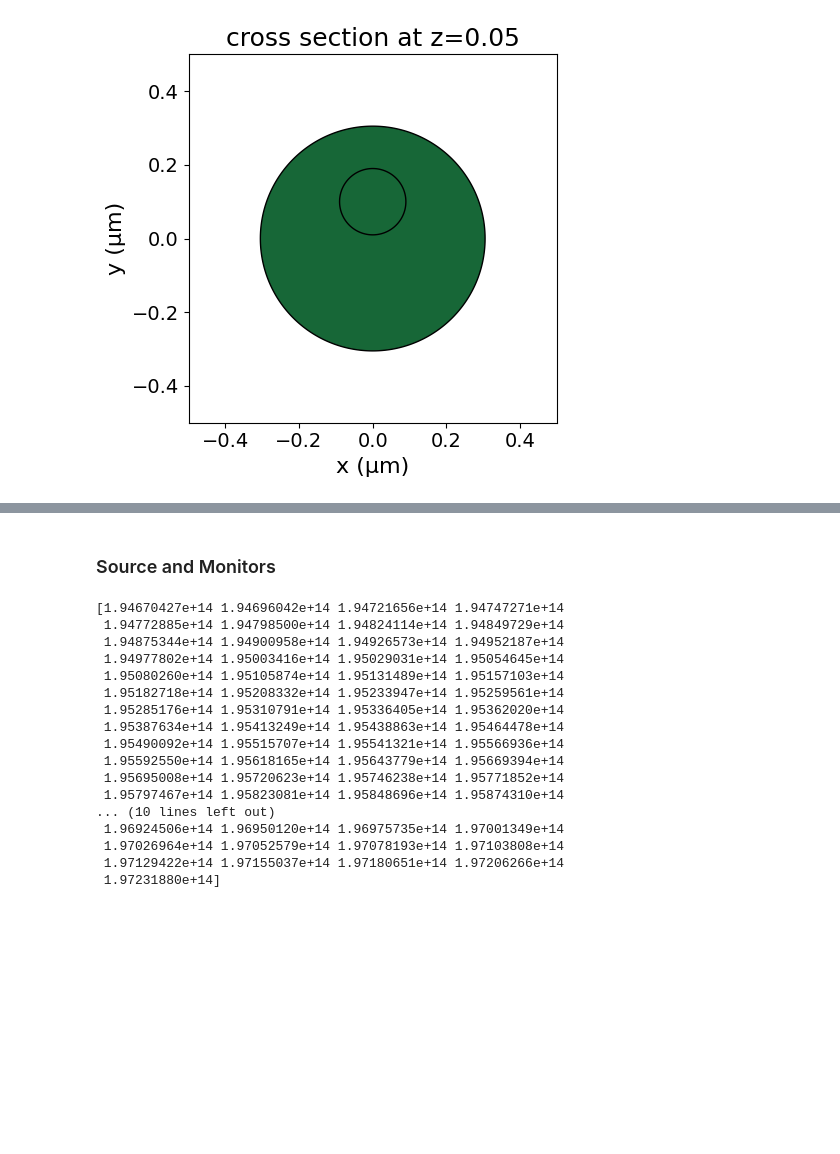
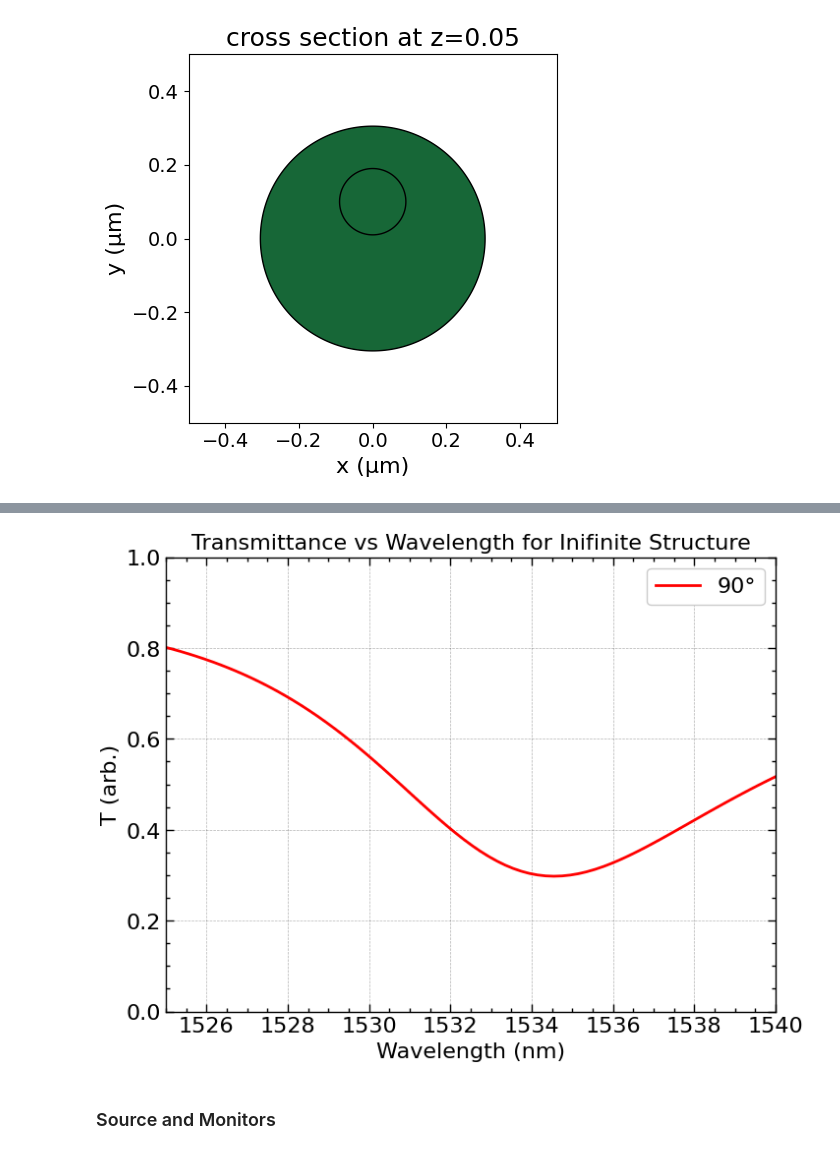
Before and after one commit to yankunm/NLO, a Jupyter notebook: revised.ipynb, the cells around one changed output, grey strips where cells are left out. Drawn from its saved outputs; the diff is of its cells as text; code cells hidden in the pictures; blank space fills up the shorter version.

```diff
--- a/revised.ipynb
+++ b/revised.ipynb
@@ -183,0 +256,5 @@ for i in range(Nx):
+# %%
+# Load the Data
+sim_infinite = web.load(task_id='fdve-080c586a-49c7-48f8-87f3-5503d3353579',
+                        path="data/Infinite_Metasurface.hdf5",
+                        verbose=True)
@@ -184,2 +265,30 @@ for i in range(Nx):
+# %%
+import scienceplots
+# this uses scienceplots to make plots look better
+plt.style.use(['science', 'notebook', 'grid'])
+
+R = sim_infinite["R"].flux
+T = -sim_infinite["T"].flux  # if you really want the negative
+
+# convert freq→wavelength (µm)
+wavelengths_um = (td.C_0 / T.f.values)
+Tvals = T.values
+
+# sort so wavelength increases left→right
+idx = np.argsort(wavelengths_um)
+wavelengths_um = wavelengths_um[idx]
+Tvals = Tvals[idx]
+
+plt.plot(wavelengths_um * 1000, Tvals, color="red", label="90°")
+plt.xlim(1525, 1540)           # <-- zoom window in µm
+plt.xlabel("Wavelength (nm)")
+plt.ylabel("T (arb.)")
+plt.grid(True, alpha=0.3)
+plt.title("Transmittance vs Wavelength for Inifinite Structure")
+plt.ylim(0, 1)
+plt.legend()
+plt.show()
+# %% [output]
+[figure, added]
 # %% [markdown]
 ### Source and Monitors
@@ -219,21 +295 @@ plt.show()
-# %%
-print(sim_params["freqs"])
-# %% [output]
-[1.94670427e+14 1.94696042e+14 1.94721656e+14 1.94747271e+14
- 1.94772885e+14 1.94798500e+14 1.94824114e+14 1.94849729e+14
- 1.94875344e+14 1.94900958e+14 1.94926573e+14 1.94952187e+14
- 1.94977802e+14 1.95003416e+14 1.95029031e+14 1.95054645e+14
- 1.95080260e+14 1.95105874e+14 1.95131489e+14 1.95157103e+14
- 1.95182718e+14 1.95208332e+14 1.95233947e+14 1.95259561e+14
- 1.95285176e+14 1.95310791e+14 1.95336405e+14 1.95362020e+14
- 1.95387634e+14 1.95413249e+14 1.95438863e+14 1.95464478e+14
- 1.95490092e+14 1.95515707e+14 1.95541321e+14 1.95566936e+14
- 1.95592550e+14 1.95618165e+14 1.95643779e+14 1.95669394e+14
- 1.95695008e+14 1.95720623e+14 1.95746238e+14 1.95771852e+14
- 1.95797467e+14 1.95823081e+14 1.95848696e+14 1.95874310e+14
-... (10 lines left out)
- 1.96924506e+14 1.96950120e+14 1.96975735e+14 1.97001349e+14
- 1.97026964e+14 1.97052579e+14 1.97078193e+14 1.97103808e+14
- 1.97129422e+14 1.97155037e+14 1.97180651e+14 1.97206266e+14
- 1.97231880e+14]
 # %%
```
Also changed, not shown: parts of 35 cells of this notebook, 4 other files.
